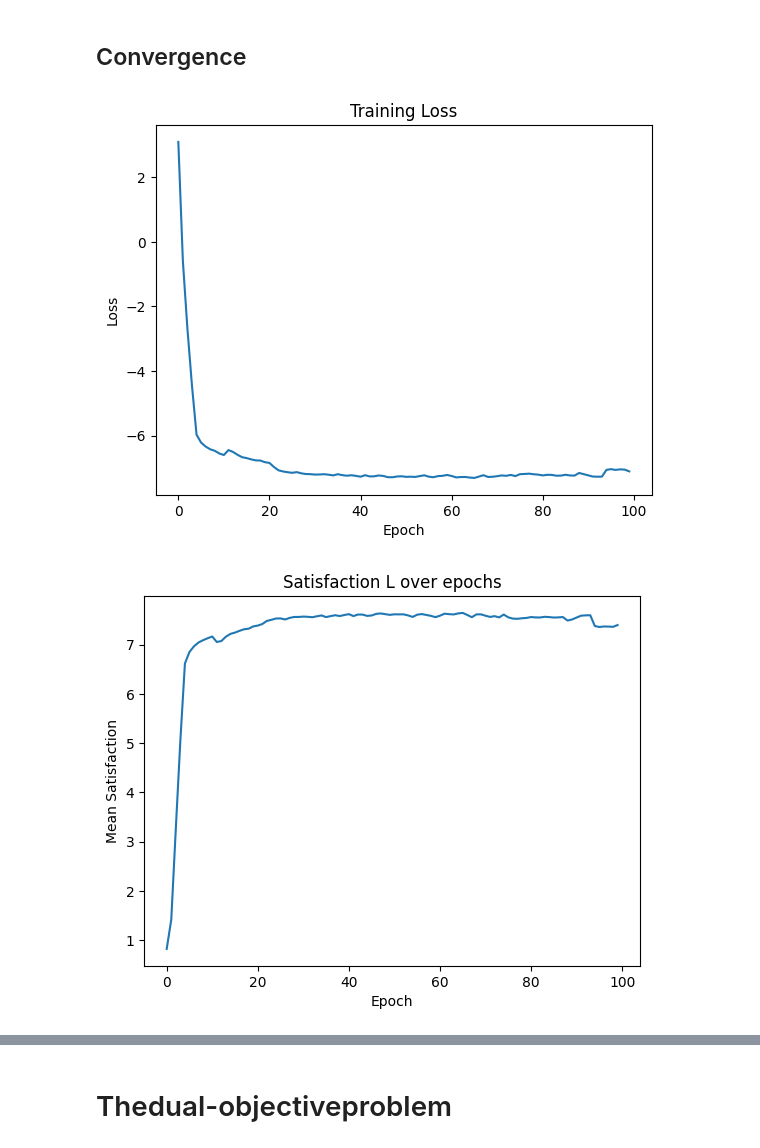
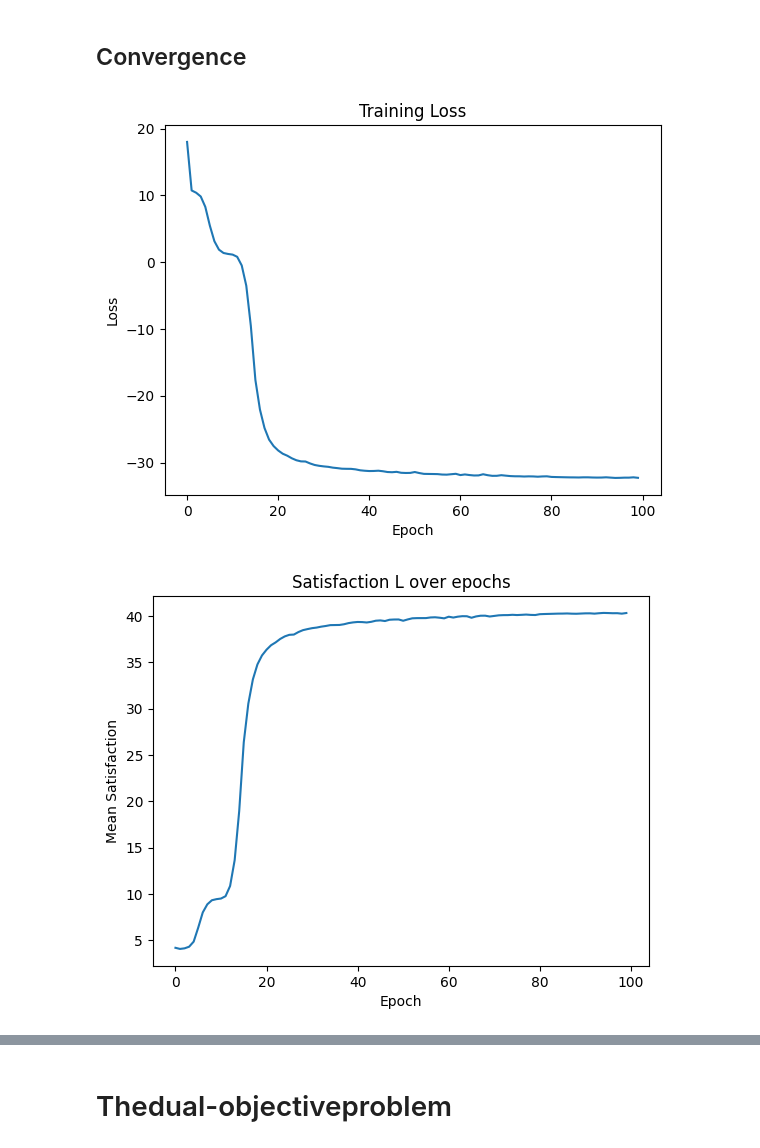
Before and after one commit to vuhoangviet0808/gnn-congestion-control, a Jupyter notebook: gcn_n.ipynb, the cells around one changed output, grey strips where cells are left out. Cells and saved outputs as stored; diff of their text form; code cells hidden in the pictures.

```diff
--- a/gcn_n.ipynb
+++ b/gcn_n.ipynb
@@ -290,6 +489,6 @@ def build_fixed_batches(cfg, num_scenarios=1000, batch_size=64, start_seed=7, st
 # %%
 cfg = SimCfg(R=200, P_max=200, S_L=1.0, S_W=0.75, c_price=0.1, B=10**6, n0=None, Fs=3, K=3, N=5)
-batches = build_fixed_batches(cfg, num_scenarios=1000, batch_size=64, start_seed=7, standardize = True)
+batches = build_fixed_batches_bipartite(cfg, num_scenarios=1000, batch_size=64, start_seed=7)
 print(f"Số batch cố định: {len(batches)}")
 # %% [output]
 Số batch cố định: 16
@@ -380,7 +736,7 @@ def objective_total_satisfaction(w_rx, p_f, a, aux, threshold=1e-6):
 # %%
 def train_one_epoch(policy, batches, optimizer,
                     lambda_budget=1.0, lambda_qos=1.0,
-                    objective_fn=None, clip_grad=None, verbose=False):
+                    objective_fn=None, clip_grad=None):
     if objective_fn is None:
         objective_fn = objective_total_satisfaction
 
@@ -390,21 +746,29 @@ def train_one_epoch(policy, batches, optimizer,
     num_batches = 0
 
     for batch, aux_list in batches:
+        # ---- đưa batch lên device ----
         batch = batch.to(device)
         optimizer.zero_grad()
+        w_rx, p_f, a = policy(batch)
 
-        w_rx, p_f, a = policy(batch.x, batch.edge_index, batch.edge_weight)
-        ptr = batch.ptr.detach().cpu().numpy()
+        # graph ids theo USER nodes
+        user_batch = batch["user"].batch  # (N_u,)
+        # đảm bảo thứ tự cùng với aux_list (DataLoader giữ thứ tự → unique_consecutive OK)
+        gids = torch.unique_consecutive(user_batch)
+        assert len(gids) == len(aux_list), "aux_list size not matching #graphs in this batch."
 
         loss_list, meanL_list, budget_list, qos_list = [], [], [], []
-        for s_idx in range(len(aux_list)):
-            lo, hi = int(ptr[s_idx]), int(ptr[s_idx+1])
-            w_rx_i, p_f_i, a_i = w_rx[lo:hi], p_f[lo:hi], a[lo:hi]
 
-            # move aux_i sang device (aux lưu CPU là đúng)
+        for s_idx, g in enumerate(gids.tolist()):
+            mask = (user_batch == g)
+            w_rx_i = w_rx[mask]
+            p_f_i  = p_f[mask]
+            a_i    = a[mask]
+
+            # chuyển aux của scenario s_idx lên device
             aux_i = {k: (v.to(device) if isinstance(v, torch.Tensor) else v)
-                     for k, v in aux_list[s_idx].items()}
-            aux_i["N"] = hi - lo
+                        for k, v in aux_list[s_idx].items()}
+            aux_i["N"] = w_rx_i.size(0)
 
             mean_L, pens = objective_fn(w_rx_i, p_f_i, a_i, aux_i)
             loss_i = -mean_L + lambda_budget * pens["budget"] + lambda_qos * pens["qos"]
@@ -413,6 +777,8 @@ def train_one_epoch(policy, batches, optimizer,
             meanL_list.append(mean_L)
             budget_list.append(pens["budget"])
             qos_list.append(pens["qos"])
+
+
 
         loss_batch   = torch.stack(loss_list).mean()
         meanL_batch  = torch.stack(meanL_list).mean()
@@ -430,12 +796,9 @@ def train_one_epoch(policy, batches, optimizer,
         epoch_qos    += float(qos_batch.item())
         num_batches  += 1
 
-        if verbose:
-            print(f"  batch {num_batches:03d} | loss {loss_batch.item():.4f}")
-
     return {
         "loss":   epoch_loss / max(num_batches, 1),
-        "meanL":  epoch_meanL / max(num_batches, 1),
+        "sumL":   epoch_meanL / max(num_batches, 1),
         "budget": epoch_budget / max(num_batches, 1),
         "qos":    epoch_qos / max(num_batches, 1),
         "batches": num_batches,
@@ -445,10 +808,10 @@ EPOCHS = 100
 logs = []
 for ep in range(1, EPOCHS+1):
     log = train_one_epoch(model, batches, opt,
-                          lambda_budget=1000.0, lambda_qos=10.0,
+                          lambda_budget=1000.0, lambda_qos=100.0,
                           objective_fn=objective_total_satisfaction,
-                          clip_grad=None, verbose=False)
+                          clip_grad=None)
     logs.append(log)
-    print(f"[Epoch {ep:03d}] loss {log['loss']:.4f} | meanL {log['meanL']:.4f} "
+    print(f"[Epoch {ep:03d}] loss {log['loss']:.4f} | sumL {log['sumL']:.4f} "
           f"| budget {log['budget']:.4f} | qos {log['qos']:.4f} ")
 # %% [output]
@@ -476,29 +839,29 @@ for ep in range(1, EPOCHS+1):
 # %%
 import matplotlib.pyplot as plt
 
 df_logs = pd.DataFrame(logs)
 x = range(0, EPOCHS)
 plt.figure()
 plt.plot(x, df_logs["loss"])
 plt.xlabel("Epoch"); plt.ylabel("Loss")
 plt.title("Training Loss")
 plt.show()
 
 #Satisfaction
 plt.figure()
-plt.plot(x, df_logs["meanL"])
+plt.plot(x, df_logs["sumL"])
 plt.xlabel("Epoch"); plt.ylabel("Mean Satisfaction")
 plt.title("Satisfaction L over epochs")
 plt.show()
 
 #Penalty
 plt.figure()
 plt.plot(x, df_logs["budget"], label="Budget penalty")
 plt.plot(x, df_logs["qos"], label="QoS penalty")
 plt.xlabel("Epoch"); plt.ylabel("Penalty")
 plt.title("Constraint penalties over epochs")
 plt.legend()
 plt.show()
 # %% [output]
-[figure, old version]
+[figure, new version]
-[figure, old version]
+[figure, new version]
```
Also changed, not shown: parts of 26 cells of this notebook.
